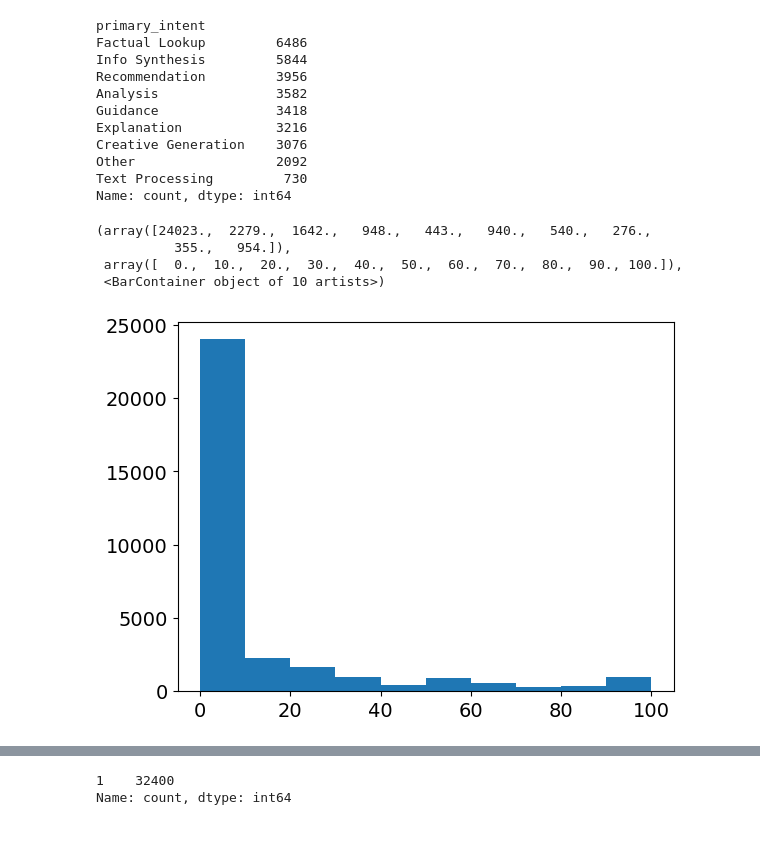
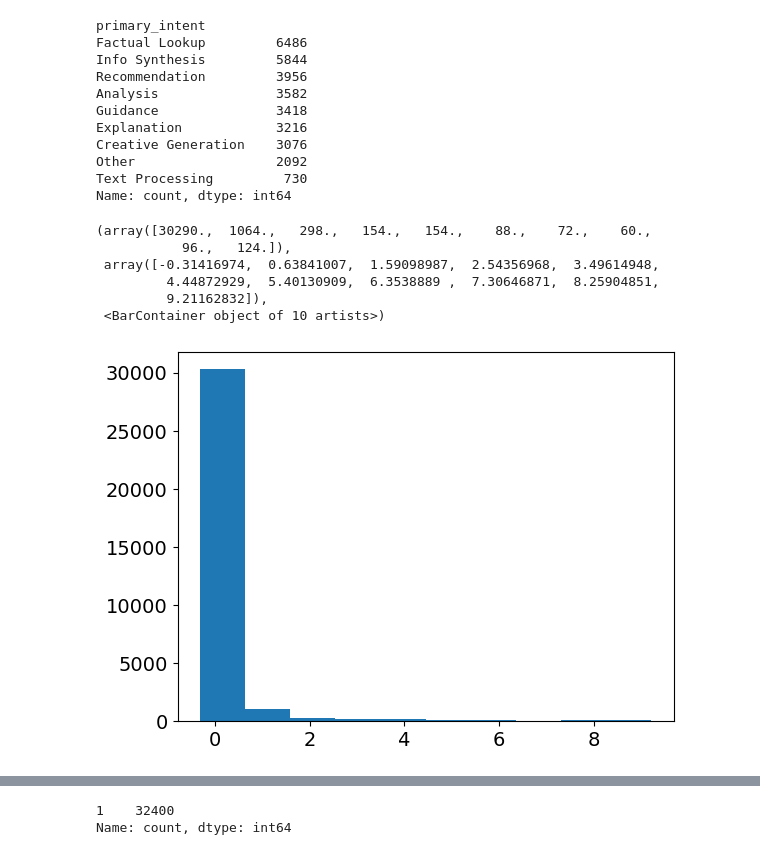
Before and after one commit to yang3kc/ai_search_arena, a Jupyter notebook: notebooks/questions_explore.ipynb, the cells around one changed output, grey strips where cells are left out. Saved outputs shown, nothing was run; the diff lists cells and outputs as text; code cells hidden in the pictures.

```diff
--- a/notebooks/questions_explore.ipynb
+++ b/notebooks/questions_explore.ipynb
@@ -518,13 +546,15 @@ Name: count, dtype: int64
 # %%
 clean_features = pd.read_parquet("../data/intermediate/question_analysis/cleaned_features.parquet")
 # %%
-plt.hist(clean_features['proportion_news'])
+plt.hist(clean_features['topic_9_prob'])
 # %% [output]
-(array([24023.,  2279.,  1642.,   948.,   443.,   940.,   540.,   276.,
-          355.,   954.]),
- array([  0.,  10.,  20.,  30.,  40.,  50.,  60.,  70.,  80.,  90., 100.]),
+(array([30290.,  1064.,   298.,   154.,   154.,    88.,    72.,    60.,
+           96.,   124.]),
+ array([-0.31416974,  0.63841007,  1.59098987,  2.54356968,  3.49614948,
+         4.44872929,  5.40130909,  6.3538889 ,  7.30646871,  8.25904851,
+         9.21162832]),
  <BarContainer object of 10 artists>)
-[figure, old version]
+[figure, new version]
 # %%
 final_cols = pd.Series(clean_features.columns)
 # %%
```
Also changed, not shown: parts of 17 cells of this notebook, 4 other files.
